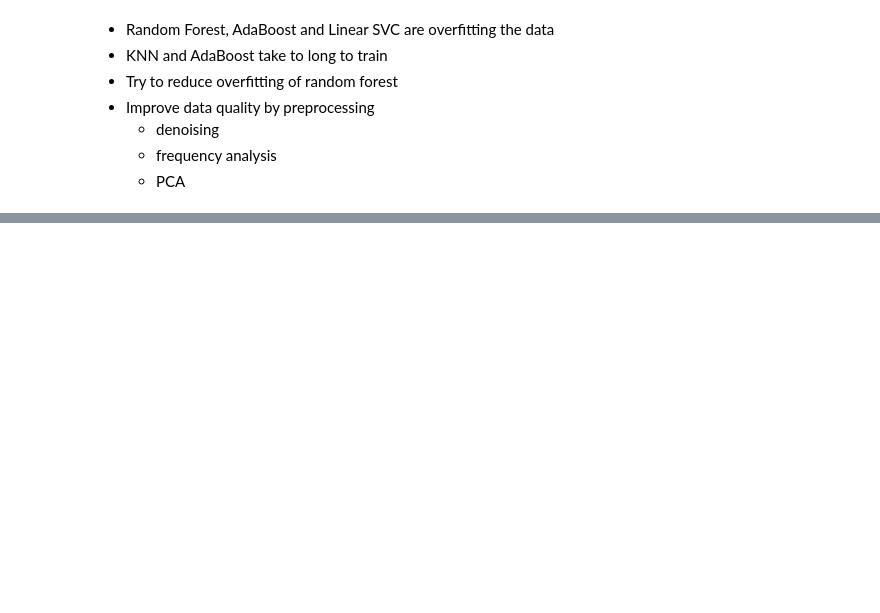
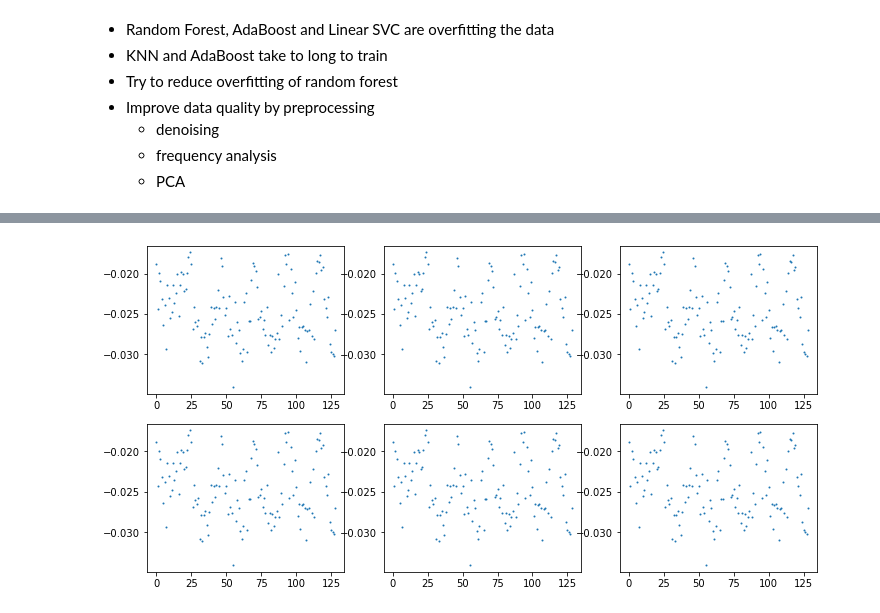
Before and after one commit to clemensklemens/showcase, a Jupyter notebook: Kaggle_Exoplanet_Dataset/Exoplanets_Kaggle.ipynb, the cells around one changed output, grey strips where cells are left out. Cells and saved outputs as stored; diff of their text form; code cells hidden in the pictures; blank space fills up the shorter version.

```diff
--- a/Kaggle_Exoplanet_Dataset/Exoplanets_Kaggle.ipynb
+++ b/Kaggle_Exoplanet_Dataset/Exoplanets_Kaggle.ipynb
@@ -781,0 +379,4 @@ print(accuracy_score(y_val, y_val_predicted))
+# %%
+plot_systems(X_train_spec)
+# %% [output]
+[figure, added]
```
Also changed, not shown: parts of 59 cells of this notebook.
